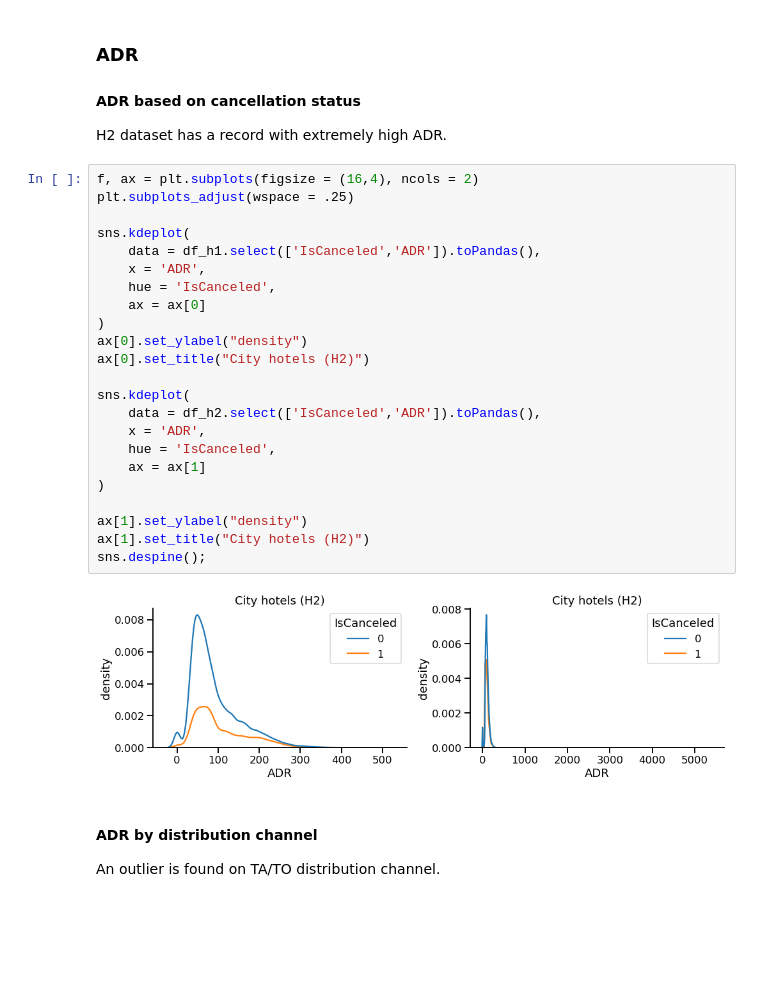
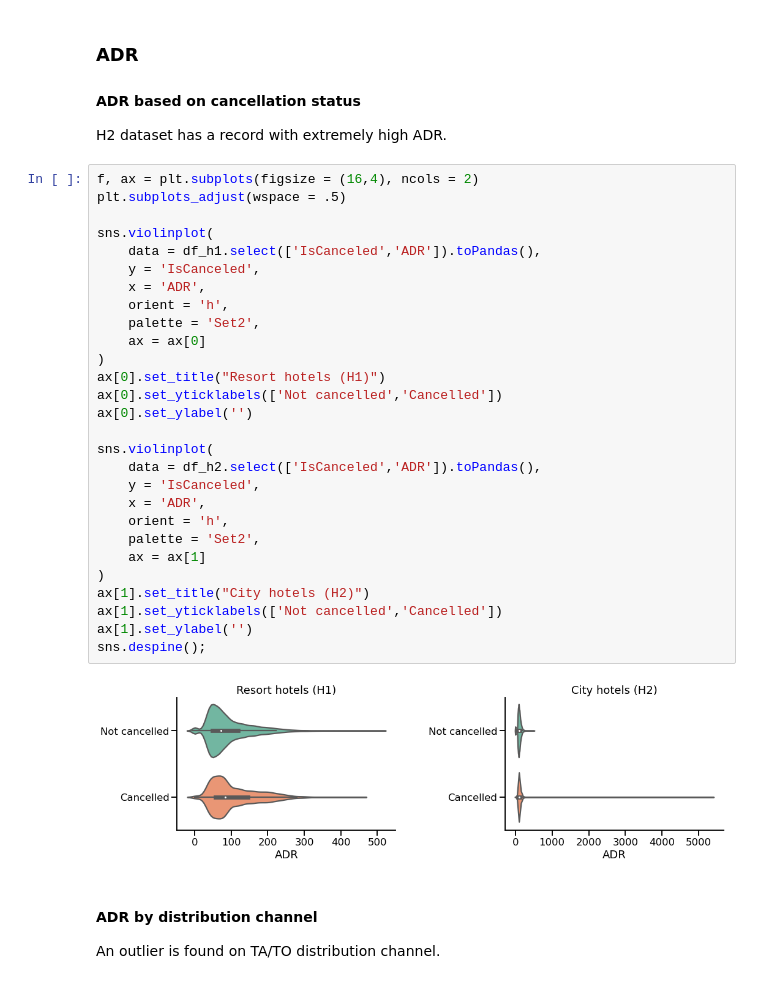
Before and after one commit to elvyna/hotel-booking-cancellation, a Jupyter notebook: 0-business-data-understanding.ipynb, the cells around one changed output. Drawn from its saved outputs; the diff is of its cells as text; blank space fills up the shorter version.

```diff
--- a/0-business-data-understanding.ipynb
+++ b/0-business-data-understanding.ipynb
@@ -393,29 +393,34 @@ sns.despine();
 H2 dataset has a record with extremely high ADR.
 # %%
 f, ax = plt.subplots(figsize = (16,4), ncols = 2)
-plt.subplots_adjust(wspace = .25)
+plt.subplots_adjust(wspace = .5)
 
-sns.kdeplot(
+sns.violinplot(
     data = df_h1.select(['IsCanceled','ADR']).toPandas(),
+    y = 'IsCanceled',
     x = 'ADR',
-    hue = 'IsCanceled',
+    orient = 'h',
+    palette = 'Set2',
     ax = ax[0]
 )
-ax[0].set_ylabel("density")
-ax[0].set_title("City hotels (H2)")
+ax[0].set_title("Resort hotels (H1)")
+ax[0].set_yticklabels(['Not cancelled','Cancelled'])
+ax[0].set_ylabel('')
 
-sns.kdeplot(
+sns.violinplot(
     data = df_h2.select(['IsCanceled','ADR']).toPandas(),
+    y = 'IsCanceled',
     x = 'ADR',
-    hue = 'IsCanceled',
+    orient = 'h',
+    palette = 'Set2',
     ax = ax[1]
 )
-
-ax[1].set_ylabel("density")
 ax[1].set_title("City hotels (H2)")
+ax[1].set_yticklabels(['Not cancelled','Cancelled'])
+ax[1].set_ylabel('')
 sns.despine();
 # %% [output]
-[figure, old version]
+[figure, new version]
 # %% [markdown]
 #### ADR by distribution channel
 
```
Also changed, not shown: parts of 14 cells of this notebook.
